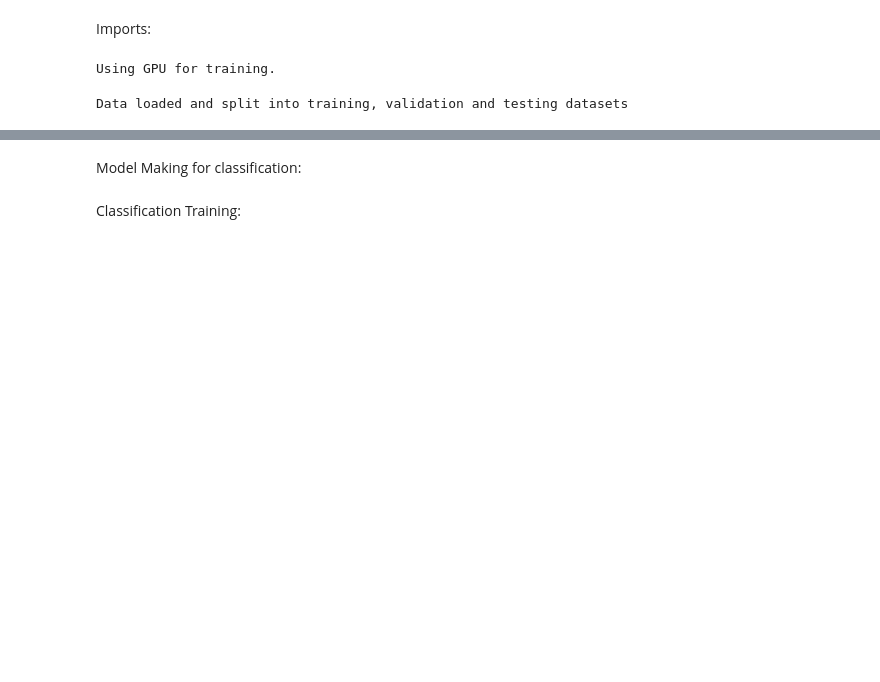
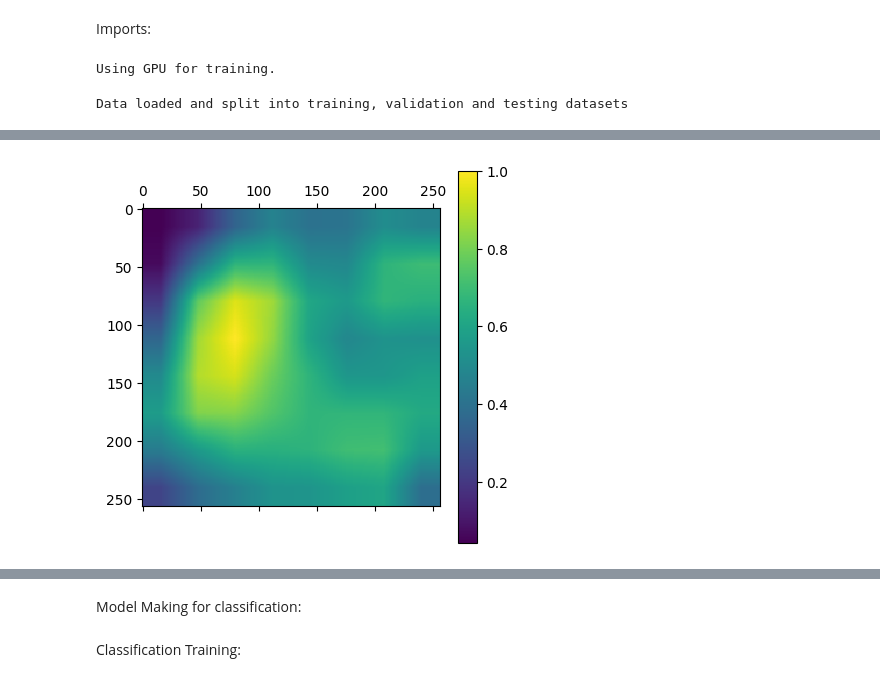
Before and after one commit to Obrin24/DeepLearning_Final_Project, a Jupyter notebook: DL_notebooks/tumor_detection.ipynb, the cells around one changed output, grey strips where cells are left out. Cells and saved outputs as stored; diff of their text form; code cells hidden in the pictures; blank space fills up the shorter version.

Commit message:
Tumor Visualization testing

```diff
--- a/DL_notebooks/tumor_detection.ipynb
+++ b/DL_notebooks/tumor_detection.ipynb
@@ -36,0 +102,4 @@ Data loaded and split into training, validation and testing datasets
+# %%
+
+data_path = "..\Data"
+class_names = [folder_name for folder_name in os.listdir(data_path) if os.path.isdir(os.path.join(data_path, folder_name))]
@@ -36,0 +264,95 @@ Data loaded and split into training, validation and testing datasets
+# %%
+
+device = torch.device("cuda" if torch.cuda.is_available() else "cpu")
+resnet = ResNet()
+resnet.to(device)
+
+num_images = len(test_loader.dataset)
+print(num_images)
+random_index = random.randint(0, num_images - 1)
+
+# set the evaluation mode
+_ = resnet.eval()
+num_images_to_process = 10
+available_indices = list(range(len(test_loader)))
+
+for _ in range(num_images_to_process):
+    specified_index = random.sample(available_indices, 1)[0]
+    available_indices.remove(specified_index)
+    print(specified_index)
+    for idx, (images, labels) in enumerate(test_loader):
+        if idx == specified_index:
+            label_of_image = labels[0]  # Assuming you're dealing with a single image per batch
+            print(f"Label of image at index {specified_index}: {label_of_image}")
+            break
+
+    img, _ = next(iter(test_loader))
+    img = img.to(device)
+
+    # Access the image at the specified index
+    img = img[specified_index].unsqueeze(0)
+
+    # Forward pass to get predictions
+    pred = resnet(img)
+    predicted_class = pred.argmax(dim=1)
+    print(predicted_class)
+
+    # Compute loss only for predicted class
+    loss = pred[:, predicted_class].sum()
+
+    # Backward pass
+    loss.backward()
+
+    # Pull the gradients out of the model
+    gradients = resnet.get_gradient()
+
+    # Pool the gradients across the channels
+    pooled_gradients = torch.mean(gradients, dim=[0, 2, 3])
+
+    # Get the activations of the last convolutional layer
+    activations = resnet.get_activations(img).detach()
+
+    # Weight the channels by corresponding gradients
+    for i in range(512):
+        activations[:, i, :, :] *= pooled_gradients[i]
+
+
+
+    upsampled_heatmap = torch.nn.functional.interpolate(activations, size=(256, 256), mode='bilinear', align_corners=False)
+
+    # Average the channels of the upsampled heatmap
+    heatmap = torch.mean(upsampled_heatmap, dim=1).squeeze().cpu().detach().numpy()
+    heatmap = np.maximum(heatmap, 0)
+    heatmap /= np.max(heatmap)
+
+    # Display the heatmap
+    plt.matshow(heatmap)
+    plt.colorbar()
+    plt.show()
+
+    # Create heatmap as PIL image
+    heatmap_pil = Image.fromarray(np.uint8(plt.cm.jet(heatmap) * 255))
+
+    # Convert the tensor image to a PIL image
+    img_pil = transforms.ToPILImage()(img.squeeze(0).cpu())
+
+    # Resize heatmap to match the image size
+    heatmap_resized = heatmap_pil.resize((img_pil.width, img_pil.height), Image.ANTIALIAS)
+
+    # Blend the heatmap onto the image with transparency
+    blended = Image.blend(img_pil.convert("RGBA"), heatmap_resized.convert("RGBA"), alpha=0.5)
+
+    # Display the superimposed image
+    predicted_label = predicted_class[0]
+    predicted_label = class_names[predicted_label]
+    print(predicted_label)
+    true_label = class_names[label_of_image]
+    print(true_label)
+    plt.imshow(blended)
+    plt.title(f"Predicted Class: {predicted_label} | True Class: {true_label}")
+    plt.axis('off')
+    plt.show()
+
+    del img, pred, heatmap, img_pil  # Delete tensors
+    torch.cuda.empty_cache()
+# %% [output]
@@ -36,0 +363 @@ Data loaded and split into training, validation and testing datasets
+[figure, added]
```
Also changed, not shown: parts of 13 cells of this notebook, 1 other file.
